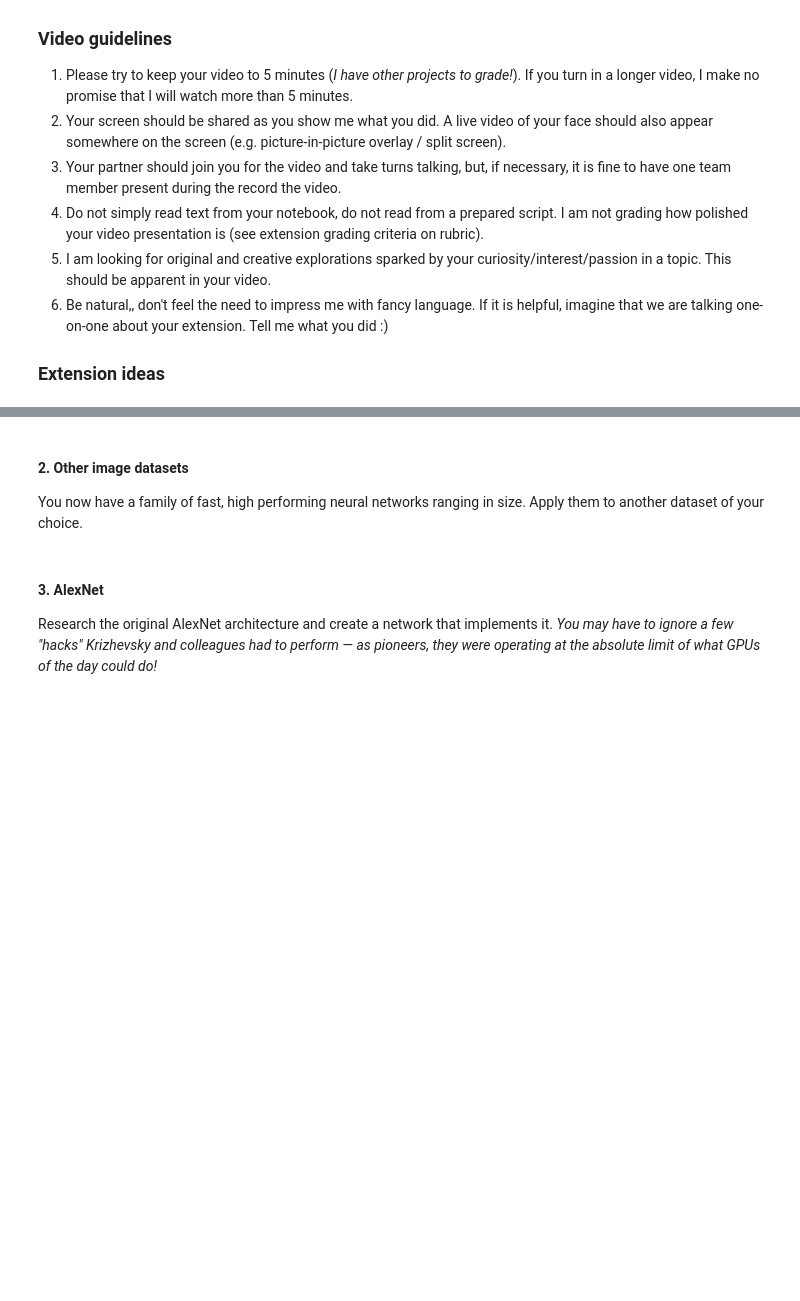
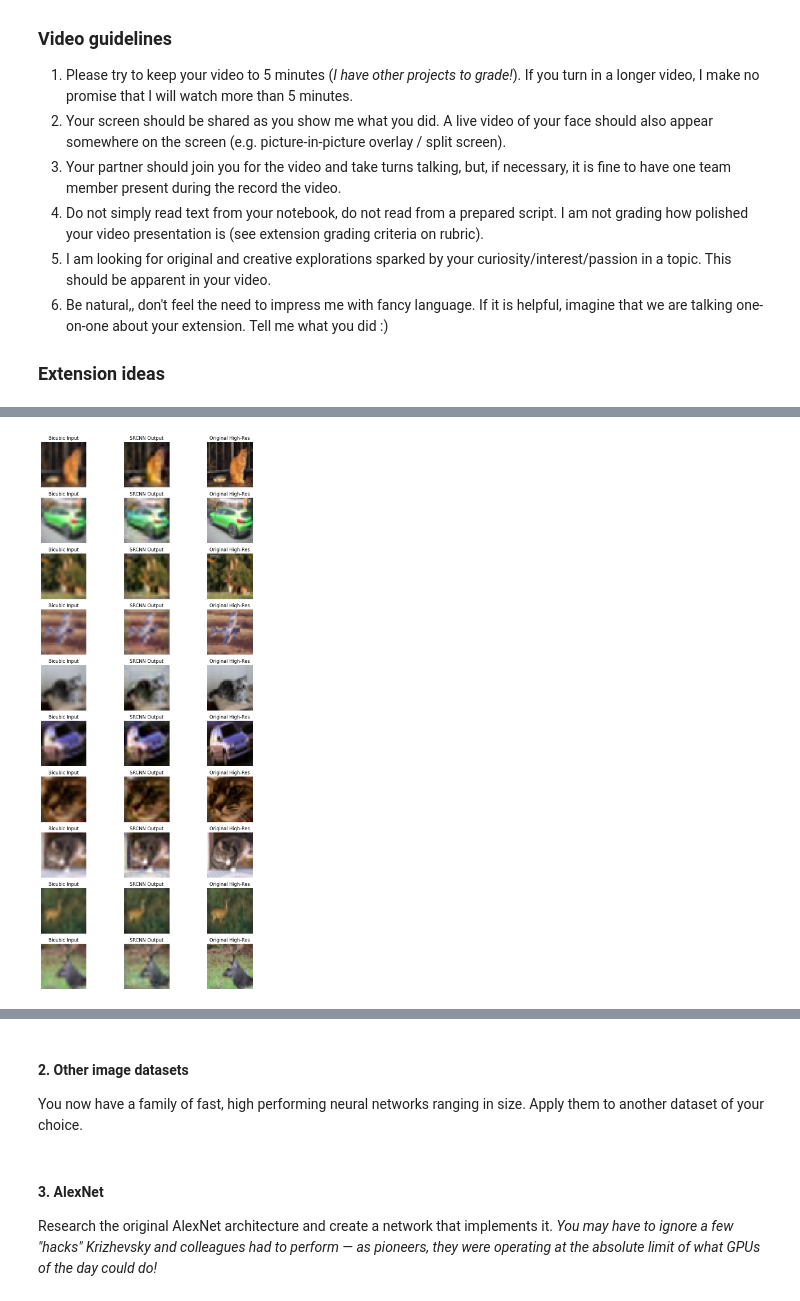
Before and after one commit to nssent25/CS444, a Jupyter notebook: Project1/vgg15.ipynb, the cells around one changed output, grey strips where cells are left out. Saved outputs shown, nothing was run; the diff lists cells and outputs as text; code cells hidden in the pictures; blank space fills up the shorter version.

```diff
--- a/Project1/vgg15.ipynb
+++ b/Project1/vgg15.ipynb
@@ -1062,0 +1138,86 @@ Try to squeeze out a few extra percent test accuracy!
+# %%
+tf.random.set_seed(0)
+tf.keras.backend.clear_session()
+
+
+
+input_shape = (X_train.shape[1:] ) # e.g., (32, 32, 3)
+model = SRCNN(input_feats_shape=input_shape, wt_init='he', reg=0)
+
+
+model.compile(loss="mse", optimizer="adam", lr=1e-4, beta_1=0.9, print_summary=True)
+
+
+x = X_train
+y = Y_train
+
+N = x.shape[0]
+indices = np.arange(N)
+rng = np.random.default_rng(0)  # Fixed random seed for reproducibility
+max_epochs = 100
+batch_size = 64
+train_loss_hist = []
+
+for e in range(1, max_epochs + 1):
+    start_time = time.time()
+    rng.shuffle(indices)
+
+    epoch_loss = []
+    # Mini-batch training loop using tf.gather
+    for i in range(0, N, batch_size):
+        batch_indices = indices[i:i + batch_size]
+        x_batch = tf.gather(x, batch_indices)
+        y_batch = tf.gather(y, batch_indices)
+
+        # Use your network's train_step method
+        loss = model.train_step(x_batch, y_batch)
+        epoch_loss.append(loss.numpy())
+
+    avg_train_loss = np.mean(epoch_loss)
+    train_loss_hist.append(avg_train_loss)
+    print(f"Epoch {e}/{max_epochs} - Train Loss: {avg_train_loss:.4f} - Time: {time.time() - start_time:.2f}s")
+
+
+
+N_test = X_test.shape[0]
+indices_test = np.arange(N_test)
+test_losses = []
+
+for i in range(0, N_test, batch_size):
+    batch_indices = indices_test[i:i + batch_size]
+    x_batch = tf.gather(X_test, batch_indices)
+    y_batch = tf.gather(Y_test, batch_indices)
+
+    out_net_act = model(x_batch)
+    loss = model.loss(out_net_act, y_batch)
+    test_losses.append(loss.numpy())
+
+avg_test_loss = np.mean(test_losses)
+print(f"Test Loss: {avg_test_loss:.4f}")
+
+
+
+num_examples = 10
+indices = np.random.choice(X_test.shape[0], num_examples, replace=False)
+
+# Adjust the figure size to be smaller
+fig, axes = plt.subplots(num_examples, 3, figsize=(10, 2*num_examples))
+titles = ['Bicubic Input', 'SRCNN Output', 'Original High-Res']
+
+for i, idx in enumerate(indices):
+    input_img = X_test[idx].numpy()
+    original_img = Y_test[idx].numpy()
+    # Run SRCNN on a single image (adding batch dimension)
+    sr_img = model(tf.expand_dims(input_img, axis=0))[0].numpy()
+
+    for j, img in enumerate([input_img, sr_img, original_img]):
+        ax = axes[i, j] if num_examples > 1 else axes[j]
+        ax.imshow(np.clip(img, 0, 1))
+        ax.set_title(titles[j])
+        ax.axis('off')
+
+plt.tight_layout()
+plt.show()
+plt.tight_layout()
+plt.show()
+# %% [output]
@@ -1062,0 +1250 @@ Try to squeeze out a few extra percent test accuracy!
+[figure, added]
```
Also changed, not shown: parts of 5 cells of this notebook.
